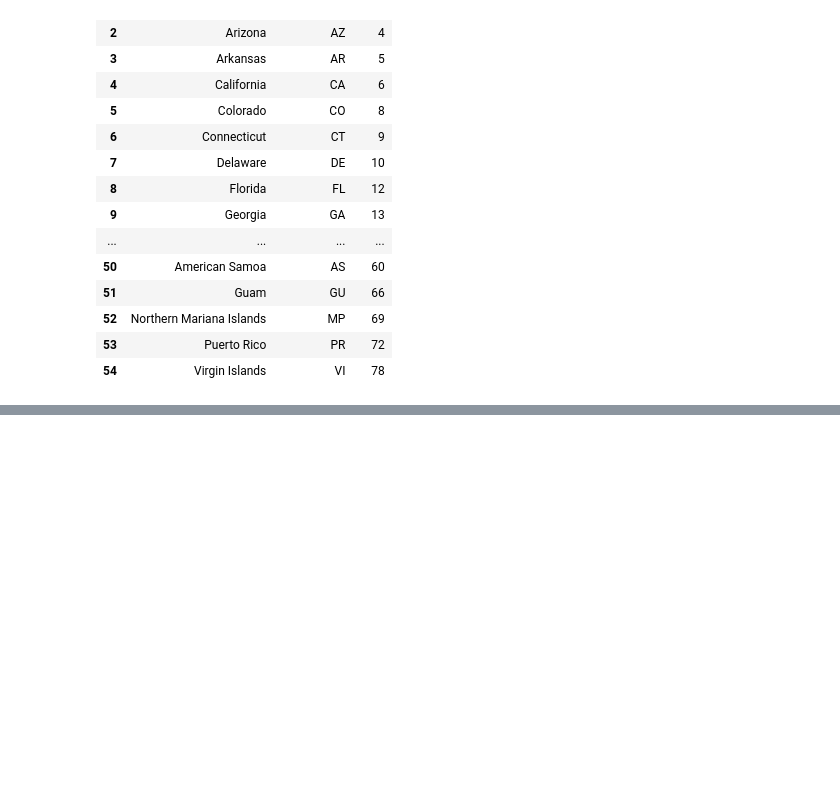
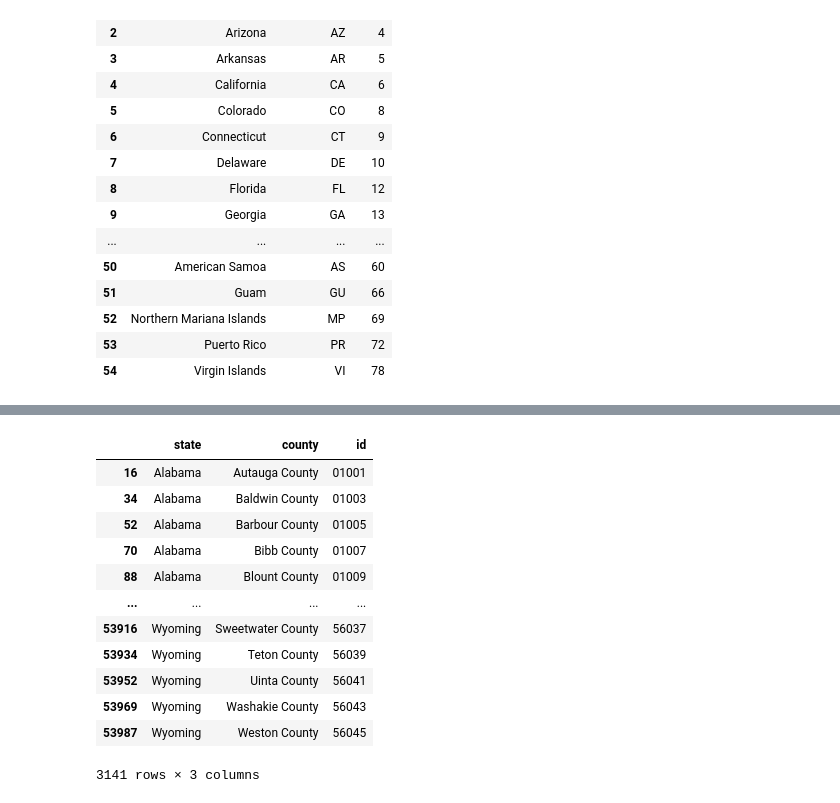
Before and after one commit to ModelEarth/community, a Jupyter notebook: info/data/data_collection.ipynb, the cells around one changed output, grey strips where cells are left out. Cells and saved outputs as stored; diff of their text form; code cells hidden in the pictures; blank space fills up the shorter version.

```diff
--- a/info/data/data_collection.ipynb
+++ b/info/data/data_collection.ipynb
@@ -439,0 +483,16 @@ stateFips.to_json('states.json', orient = "records", date_format = "epoch", doub
+# %%
+countyDF
+# %% [output]
+|  | state | county | id |
+| 16 | Alabama | Autauga County | 01001 |
+| 34 | Alabama | Baldwin County | 01003 |
+| 52 | Alabama | Barbour County | 01005 |
+| 70 | Alabama | Bibb County | 01007 |
+| 88 | Alabama | Blount County | 01009 |
+| ... | ... | ... | ... |
+| 53916 | Wyoming | Sweetwater County | 56037 |
+| 53934 | Wyoming | Teton County | 56039 |
+| 53952 | Wyoming | Uinta County | 56041 |
+| 53969 | Wyoming | Washakie County | 56043 |
+| 53987 | Wyoming | Weston County | 56045 |
+3141 rows × 3 columns
```
Also changed, not shown: parts of 11 cells of this notebook, 4 other files.
